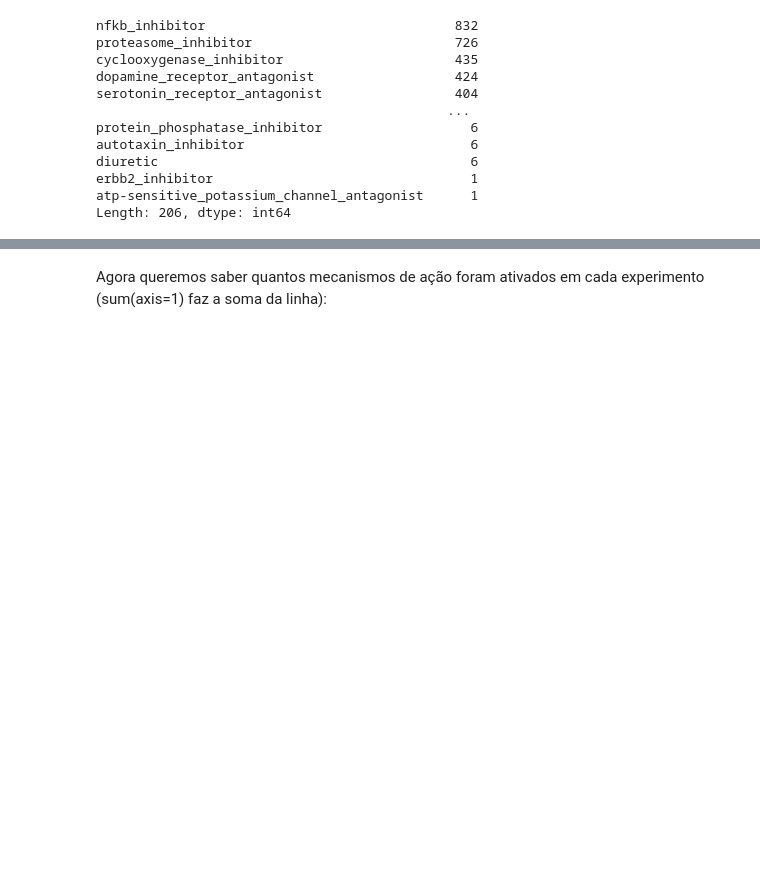
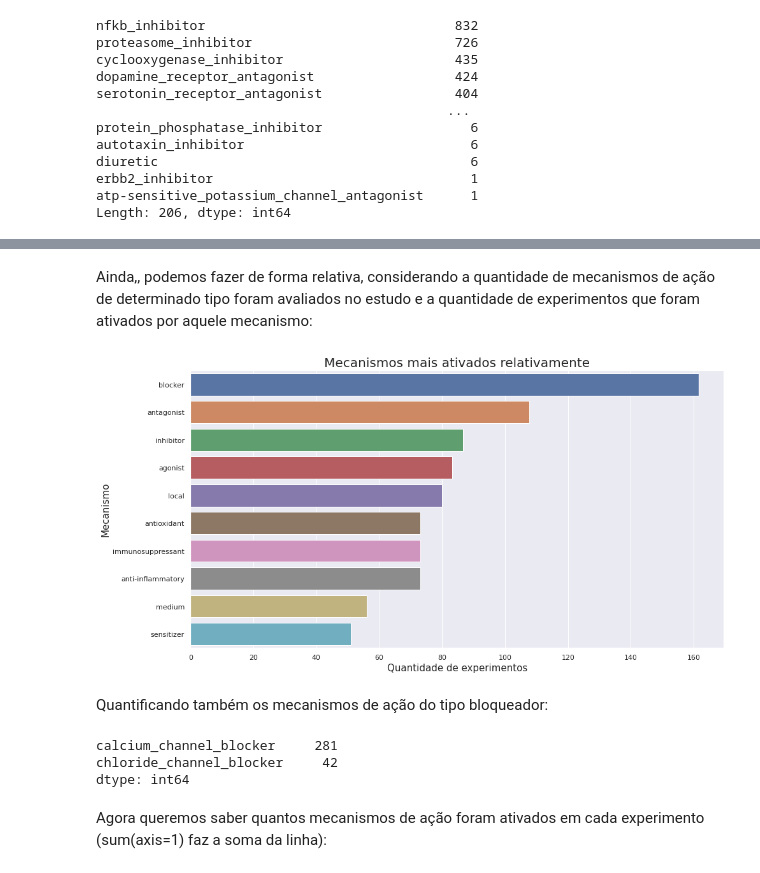
Before and after one commit to mantovani-mcl/imersao-dados-drug-discovery, a Jupyter notebook: imersaoDados.ipynb, the cells around one changed output, grey strips where cells are left out. Cells and saved outputs as stored; diff of their text form; code cells hidden in the pictures; blank space fills up the shorter version.

```diff
--- a/imersaoDados.ipynb
+++ b/imersaoDados.ipynb
@@ -896,3 +1025,26 @@ Podemos observar em separado quantos experimentos ativaram os inibidores, agonis
+# %% [markdown]
+Ainda,, podemos fazer de forma relativa, considerando a quantidade de mecanismos de ação de determinado tipo foram avaliados no estudo e a quantidade de experimentos que foram ativados por aquele mecanismo:
+# %%
+contagem_sufixo_relativo = (contagem_MOAs_ativos_por_sufixos / contagem_total_por_sufixo).sort_values(ascending=False)
+# %%
+fig, ax = plt.subplots(1,1,figsize=(15,8))
+sns.barplot(y=contagem_sufixo_relativo.index[:10],
+            x=contagem_sufixo_relativo.values[:10], ax=ax, orient='h')
+ax.set_title('Mecanismos mais ativados relativamente', fontsize=20)
+ax.set_xlabel('Quantidade de experimentos', fontsize=15)
+ax.set_ylabel('Mecanismo', fontsize=15)
+
+plt.show()
+# %% [output]
+[figure, added]
+# %% [markdown]
+Quantificando também os mecanismos de ação do tipo bloqueador:
+# %%
+contagem.filter(like='blocker').head(10)
+# %% [output]
+calcium_channel_blocker     281
+chloride_channel_blocker     42
+dtype: int64
 # %% [markdown]
 Agora queremos saber quantos mecanismos de ação foram ativados em cada experimento (sum(axis=1) faz a soma da linha):
 # %%
```
Also changed, not shown: parts of 38 cells of this notebook.
